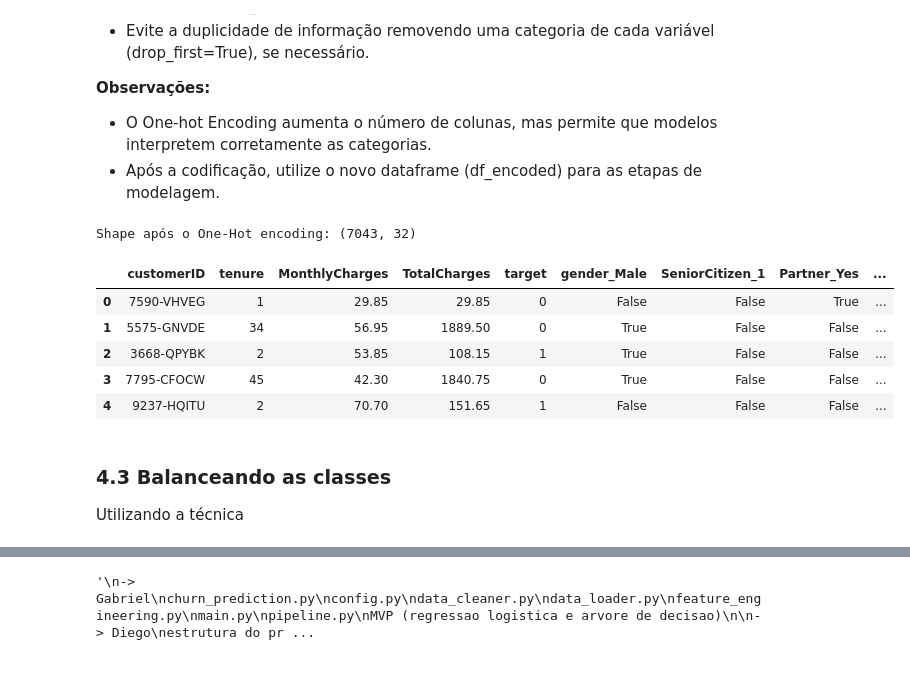
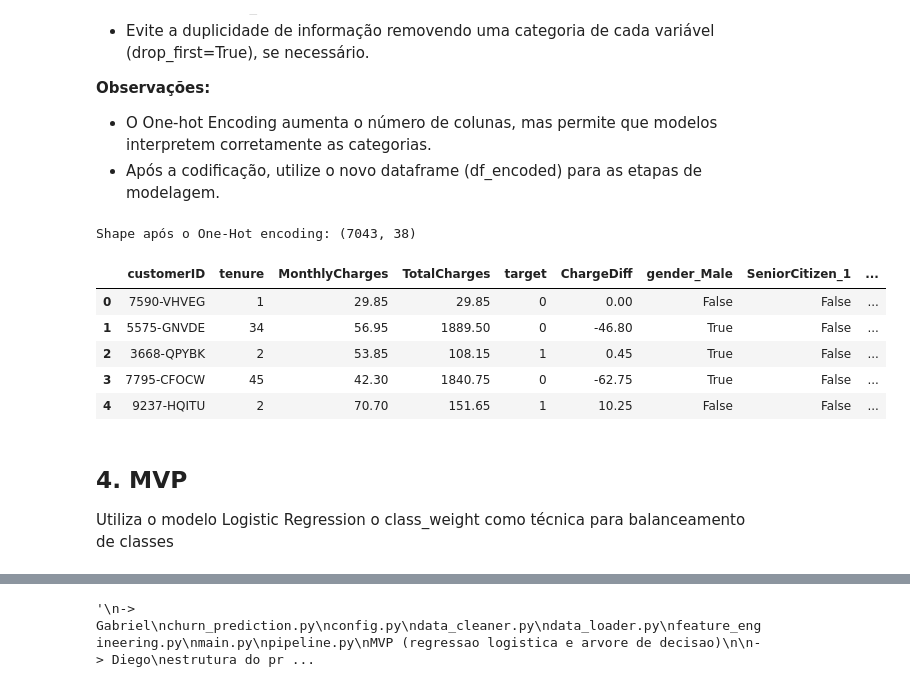
Before and after one commit to gsfreitas/tech-challenge-fase01, a Jupyter notebook: notebooks/exploratory/01_eda.ipynb, the cells around one changed output, grey strips where cells are left out. Saved outputs shown, nothing was run; the diff lists cells and outputs as text; code cells hidden in the pictures.

```diff
--- a/notebooks/exploratory/01_eda.ipynb
+++ b/notebooks/exploratory/01_eda.ipynb
@@ -290,0 +280,9 @@ plt.show()
+# %%
+# preenche totalcharges nulo com a mediana
+df['TotalCharges'].fillna(df['TotalCharges'].median(), inplace=True)
+
+# cria coluna de diferenca de total charges e monthly charges
+df['ChargeDiff'] = df['TotalCharges'] - (df['MonthlyCharges'] * df['tenure'])
+
+# filtra apenas charges diff > 0 para análise
+df[df['ChargeDiff'] > 0]
@@ -290,0 +379,11 @@ plt.show()
+# %%
+# análise do churn cliente sem parceiro e sem dependentes vs cliente com parceiro ou com dependentes
+df['FamilyStatus'] = np.where((df['Partner'] == 'No') & (df['Dependents'] == 'No'), 'Single', 'Family')
+plt.figure(figsize=(8, 5))
+sns.countplot(x='FamilyStatus', hue='target', data=df, palette='Set2')
+plt.title('Churn por Status Familiar', fontsize=14, fontweight='bold')
+plt.xlabel('Status Familiar')
+plt.ylabel('Contagem')
+plt.legend(title='Churn', labels=['No Churn', 'Churn'])
+plt.tight_layout()
+plt.show()
@@ -290,0 +406,11 @@ plt.show()
+# %%
+# análise do churn por Proxy de tamanho familiar (0, 1 ou 2 vínculos)
+df['FamilySizeProxy'] = df[['Partner', 'Dependents']].apply(lambda x: (x == 'Yes').sum(), axis=1)
+plt.figure(figsize=(8, 5))
+sns.countplot(x='FamilySizeProxy', hue='target', data=df, palette='Set2')
+plt.title('Churn por Proxy de Tamanho Familiar', fontsize=14, fontweight='bold')
+plt.xlabel('Número de Vínculos Familiares (0, 1 ou 2)')
+plt.ylabel('Contagem')
+plt.legend(title='Churn', labels=['No Churn', 'Churn'])
+plt.tight_layout()
+plt.show()
@@ -290,0 +440,6 @@ plt.show()
+# %%
+# Combinação de risco: boleto eletrônico + sem papel
+df['RiskCombo'] = np.where((df['PaymentMethod'] == 'Electronic check') & (df['PaperlessBilling'] == 'Yes'), 1, 0)
+
+# Bundle de segurança/suporte
+df['SupportBundle'] = np.where((df['TechSupport'] == 'Yes') & (df['OnlineSecurity'] == 'Yes'), 1, 0)
@@ -349,20 +513,23 @@ Para que algoritmos de machine learning possam trabalhar com variáveis categór
 # %%
 df_clean = df.copy()
 
 # one hot encoding das variaveis categoricas relevantes
-categorial_cols = ["gender", "SeniorCitizen", "Partner", "Dependents", "PhoneService", "MultipleLines", "InternetService", "OnlineSecurity", "OnlineBackup", "DeviceProtection", "TechSupport", "StreamingTV", "StreamingMovies", "Contract", "PaperlessBilling", "PaymentMethod"]
+categorial_cols = ["gender", "SeniorCitizen", "Partner", "Dependents", "PhoneService", "MultipleLines",
+                   "InternetService", "OnlineSecurity", "OnlineBackup", "DeviceProtection", "TechSupport",
+                   "StreamingTV", "StreamingMovies", "Contract", "PaperlessBilling", "PaymentMethod",
+                   "RiskCombo", "SupportBundle", "FamilySizeProxy","FamilyStatus","RiskProfile"]
 df_encoded = pd.get_dummies(df_clean, columns=categorial_cols, drop_first=True)
 
 print(f'Shape após o One-Hot encoding: {df_encoded.shape}')
 df_encoded.head()
 # %% [output]
-Shape após o One-Hot encoding: (7043, 32)
+Shape após o One-Hot encoding: (7043, 38)
-|  | customerID | tenure | MonthlyCharges | TotalCharges | target | gender_Male | SeniorCitizen_1 | Partner_Yes | ... |
-| 0 | 7590-VHVEG | 1 | 29.85 | 29.85 | 0 | False | False | True | ... |
-| 1 | 5575-GNVDE | 34 | 56.95 | 1889.50 | 0 | True | False | False | ... |
-| 2 | 3668-QPYBK | 2 | 53.85 | 108.15 | 1 | True | False | False | ... |
-| 3 | 7795-CFOCW | 45 | 42.30 | 1840.75 | 0 | True | False | False | ... |
-| 4 | 9237-HQITU | 2 | 70.70 | 151.65 | 1 | False | False | False | ... |
+|  | customerID | tenure | MonthlyCharges | TotalCharges | target | ChargeDiff | gender_Male | SeniorCitizen_1 | ... |
+| 0 | 7590-VHVEG | 1 | 29.85 | 29.85 | 0 | 0.00 | False | False | ... |
+| 1 | 5575-GNVDE | 34 | 56.95 | 1889.50 | 0 | -46.80 | True | False | ... |
+| 2 | 3668-QPYBK | 2 | 53.85 | 108.15 | 1 | 0.45 | True | False | ... |
+| 3 | 7795-CFOCW | 45 | 42.30 | 1840.75 | 0 | -62.75 | True | False | ... |
+| 4 | 9237-HQITU | 2 | 70.70 | 151.65 | 1 | 10.25 | False | False | ... |
-# %% [markdown]
-### 4.3 Balanceando as classes
-Utilizando a técnica
+# %% [markdown]
+## 4. MVP
+Utiliza o modelo Logistic Regression o class_weight como técnica para balanceamento de classes
```
Also changed, not shown: parts of 22 cells of this notebook.
